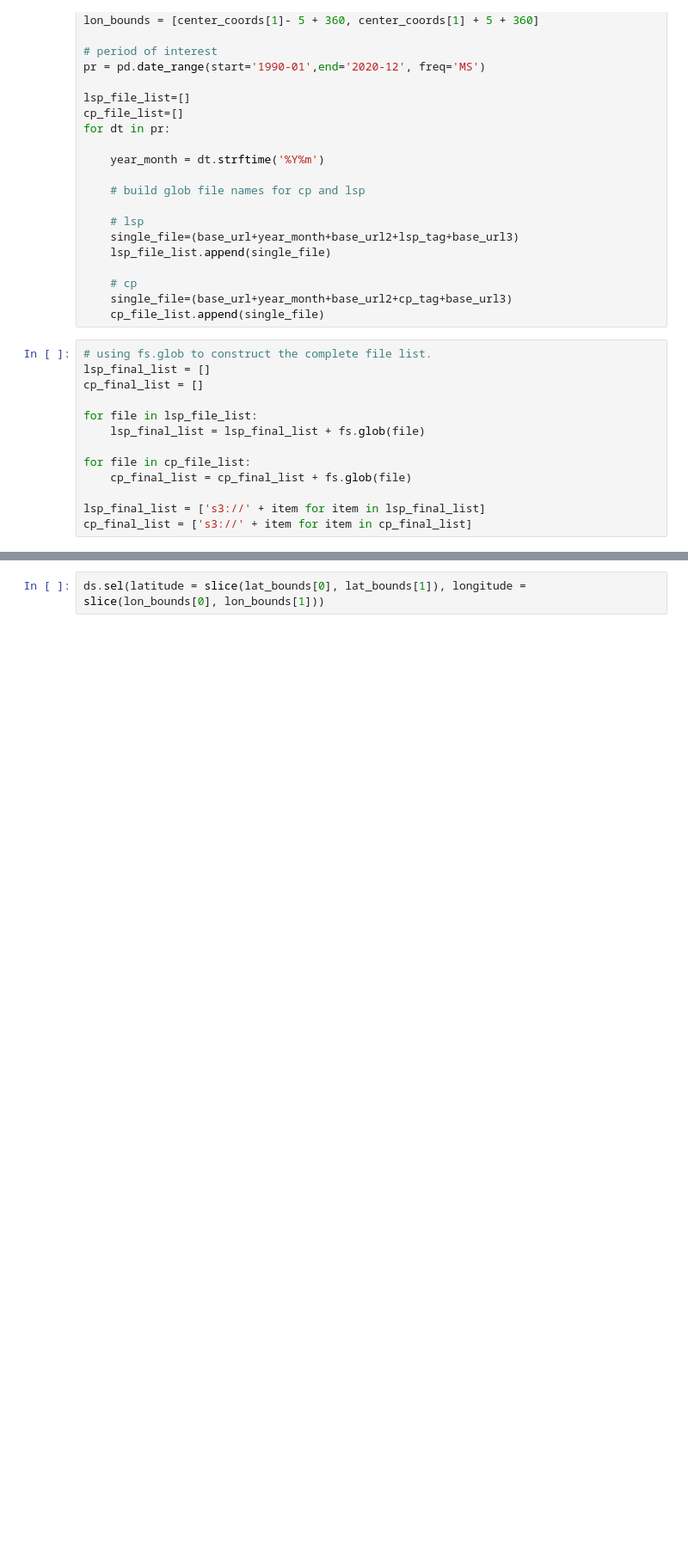
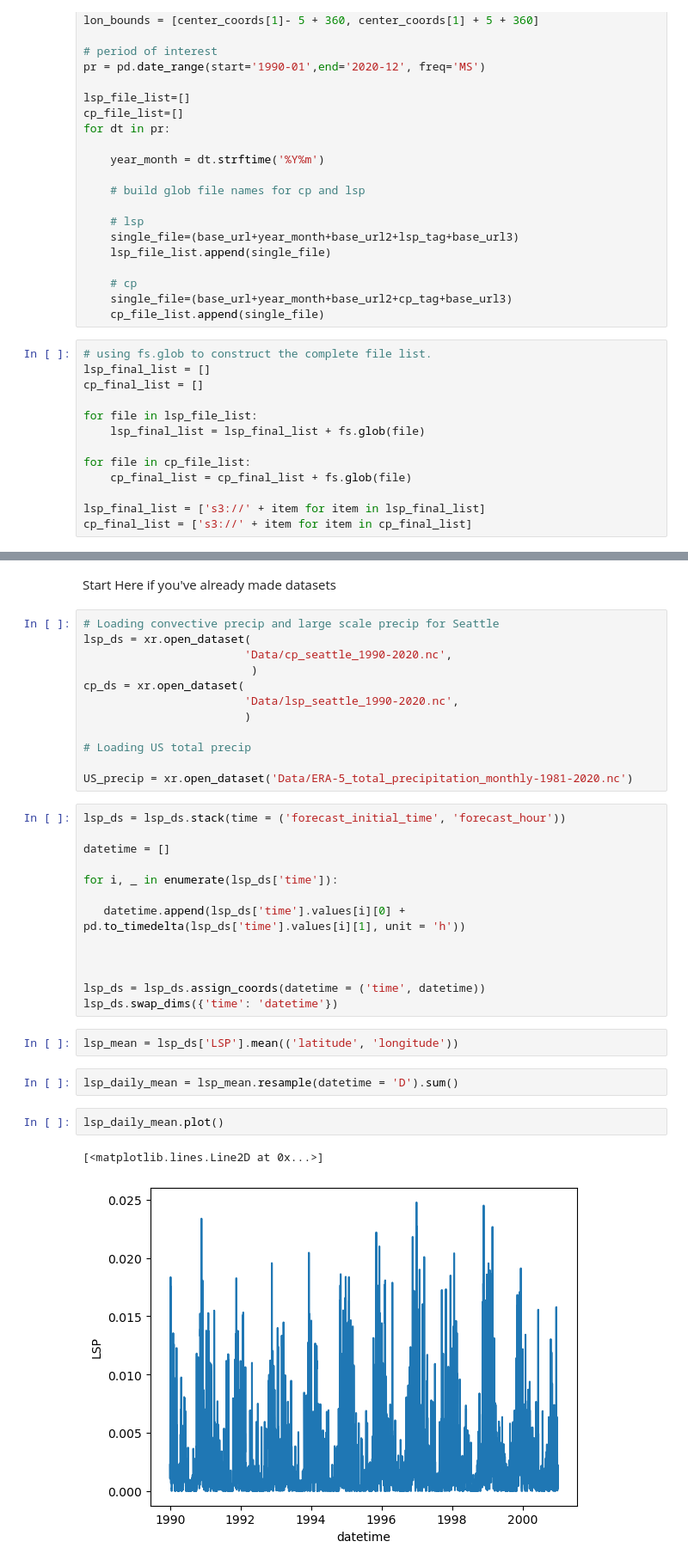
Before and after one commit to ArcticOctopi/ATMS-523-Module-2, a Jupyter notebook: Park_solution.ipynb, the cells around one changed output, grey strips where cells are left out. Shown at 86% size. Cells and saved outputs as stored; diff of their text form; blank space fills up the shorter version.

```diff
--- a/Park_solution.ipynb
+++ b/Park_solution.ipynb
@@ -105,2 +94,36 @@ ds = xr.open_dataset(
+# %% [markdown]
+Start Here if you've already made datasets
 # %%
-ds.sel(latitude = slice(lat_bounds[0], lat_bounds[1]), longitude = slice(lon_bounds[0], lon_bounds[1]))
+# Loading convective precip and large scale precip for Seattle
+lsp_ds = xr.open_dataset(
+                        'Data/cp_seattle_1990-2020.nc',
+                         )
+cp_ds = xr.open_dataset(
+                        'Data/lsp_seattle_1990-2020.nc',
+                        )
+
+# Loading US total precip
+
+US_precip = xr.open_dataset('Data/ERA-5_total_precipitation_monthly-1981-2020.nc')
+# %%
+lsp_ds = lsp_ds.stack(time = ('forecast_initial_time', 'forecast_hour'))
+
+datetime = []
+
+for i, _ in enumerate(lsp_ds['time']):
+
+   datetime.append(lsp_ds['time'].values[i][0] + pd.to_timedelta(lsp_ds['time'].values[i][1], unit = 'h'))
+
+
+
+lsp_ds = lsp_ds.assign_coords(datetime = ('time', datetime))
+lsp_ds.swap_dims({'time': 'datetime'})
+# %%
+lsp_mean = lsp_ds['LSP'].mean(('latitude', 'longitude'))
+# %%
+lsp_daily_mean = lsp_mean.resample(datetime = 'D').sum()
+# %%
+lsp_daily_mean.plot()
+# %% [output]
+[<matplotlib.lines.Line2D at 0x...>]
+[figure, added]
```
Also changed, not shown: parts of 2 cells of this notebook.
